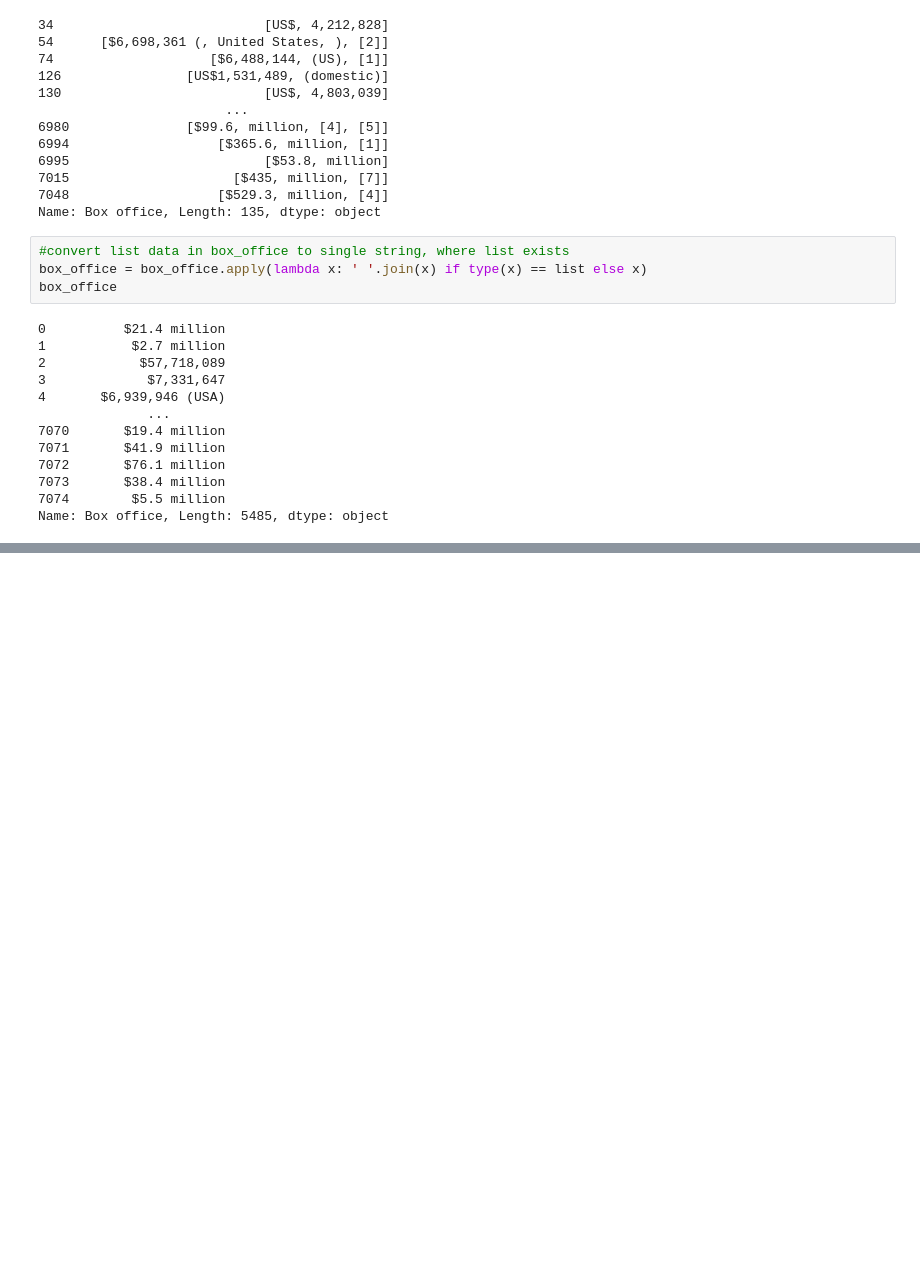
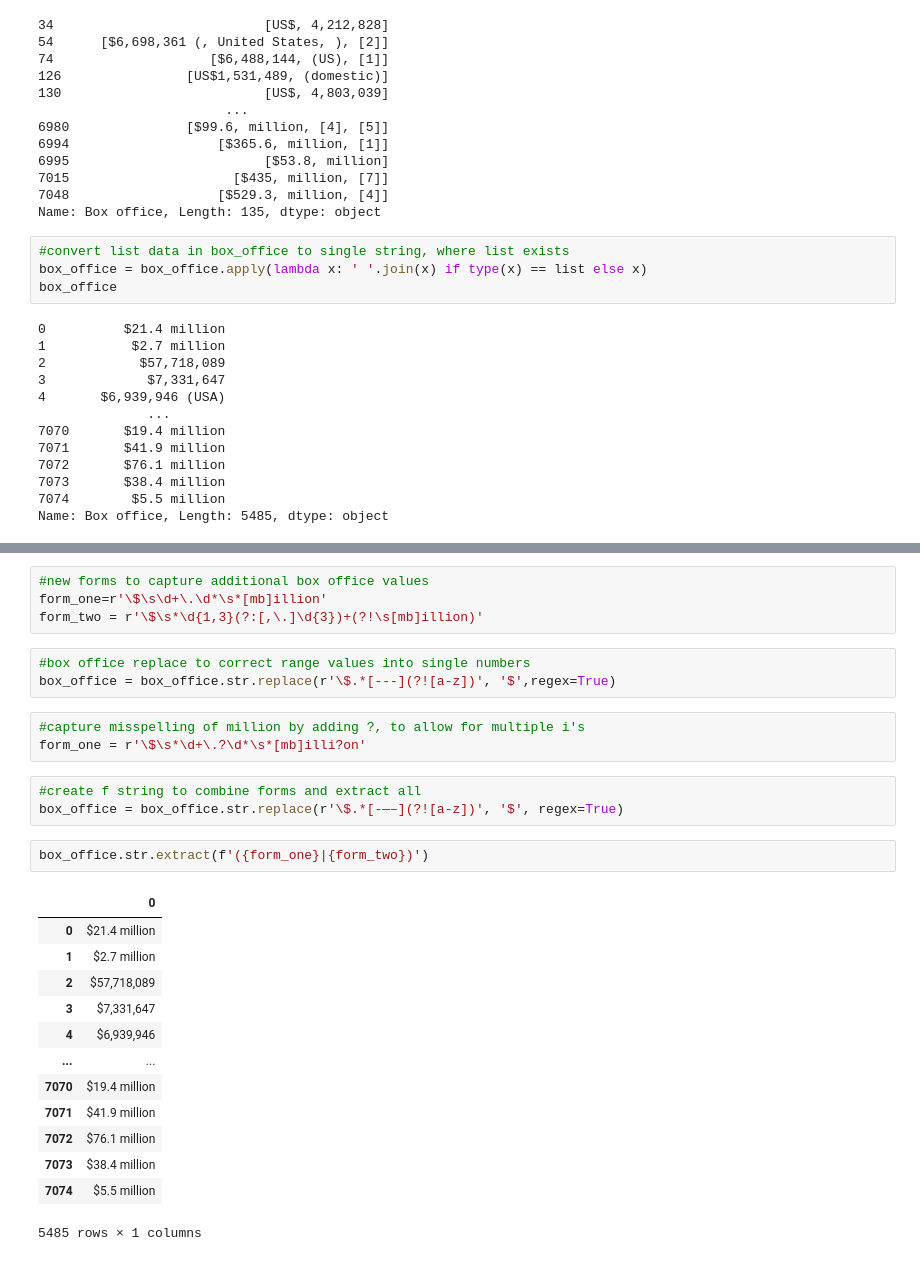
Before and after one commit to mearsdj/Movies-ETL, a Jupyter notebook: ETL_Notebook.ipynb, the cells around one changed output, grey strips where cells are left out. Drawn from its saved outputs; the diff is of its cells as text; blank space fills up the shorter version.

```diff
--- a/ETL_Notebook.ipynb
+++ b/ETL_Notebook.ipynb
@@ -367,0 +396,29 @@ Name: Box office, Length: 5485, dtype: object
+# %%
+#new forms to capture additional box office values
+form_one=r'\$\s\d+\.\d*\s*[mb]illion'
+form_two = r'\$\s*\d{1,3}(?:[,\.]\d{3})+(?!\s[mb]illion)'
+# %%
+#box office replace to correct range values into single numbers
+box_office = box_office.str.replace(r'\$.*[---](?![a-z])', '$',regex=True)
+# %%
+#capture misspelling of million by adding ?, to allow for multiple i's
+form_one = r'\$\s*\d+\.?\d*\s*[mb]illi?on'
+# %%
+#create f string to combine forms and extract all
+box_office = box_office.str.replace(r'\$.*[-—–](?![a-z])', '$', regex=True)
+# %%
+box_office.str.extract(f'({form_one}|{form_two})')
+# %% [output]
+|  | 0 |
+| 0 | $21.4 million |
+| 1 | $2.7 million |
+| 2 | $57,718,089 |
+| 3 | $7,331,647 |
+| 4 | $6,939,946 |
+| ... | ... |
+| 7070 | $19.4 million |
+| 7071 | $41.9 million |
+| 7072 | $76.1 million |
+| 7073 | $38.4 million |
+| 7074 | $5.5 million |
+5485 rows × 1 columns
```
Also changed, not shown: parts of 3 cells of this notebook.
